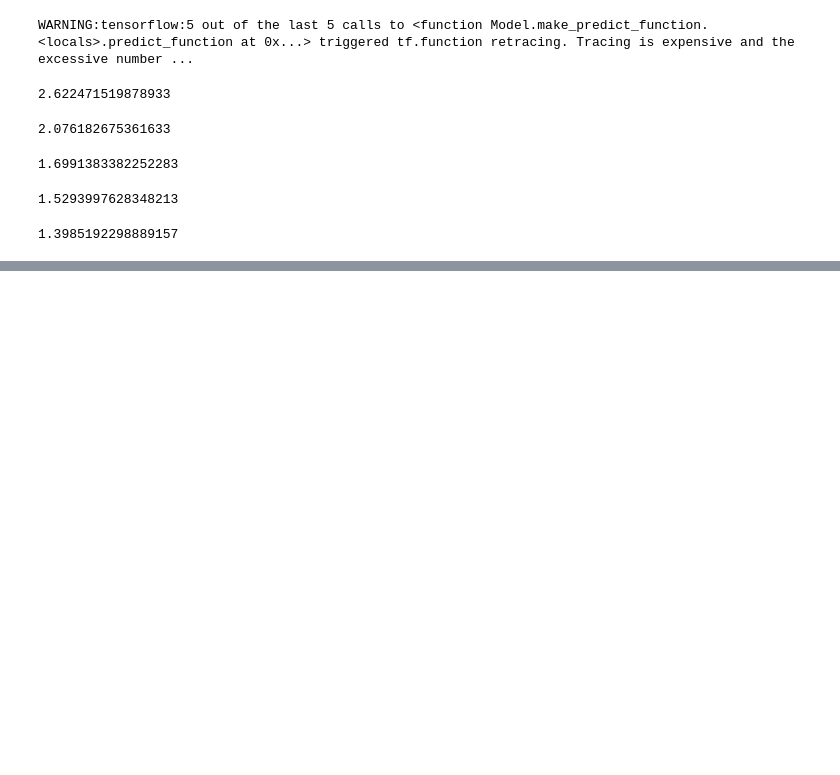
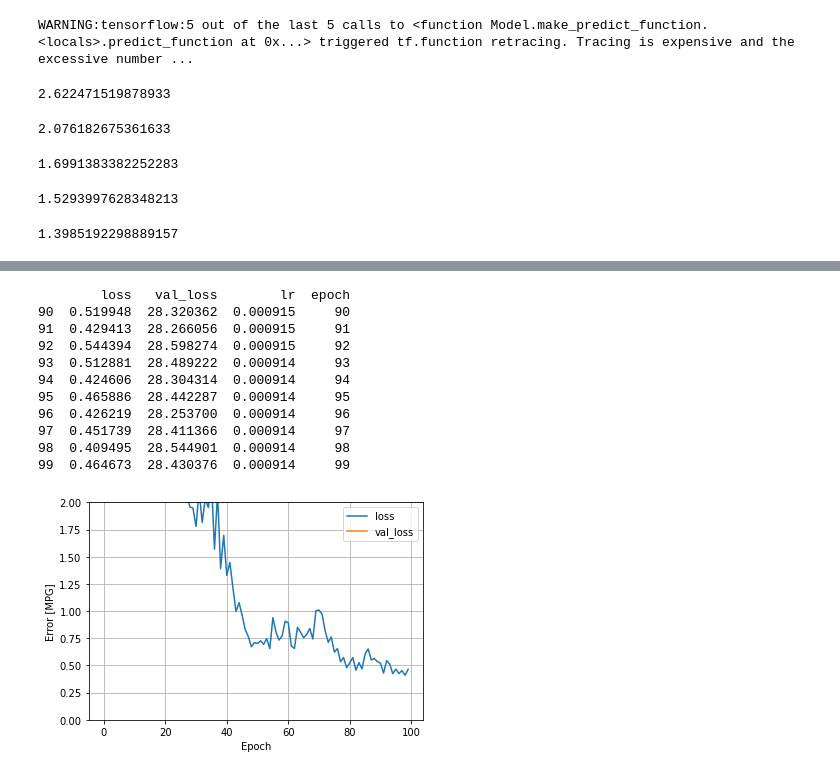
Before and after one commit to GusanwaAkbar/Traveloka-Hotel-Ranking, a Jupyter notebook: Machine-Learning/Capstone_Test_v2_(XGB,_LGBM,_CB).ipynb, the cells around one changed output, grey strips where cells are left out. Saved outputs shown, nothing was run; the diff lists cells and outputs as text; code cells hidden in the pictures; blank space fills up the shorter version.

```diff
--- a/Machine-Learning/Capstone_Test_v2_(XGB,_LGBM,_CB).ipynb
+++ b/Machine-Learning/Capstone_Test_v2_(XGB,_LGBM,_CB).ipynb
@@ -393,7 +393,7 @@ df3 = df
 # %% [markdown]
 ## Data Preparation
 # %%
-train_dataset = df.loc[:60]
+train_dataset = df.loc[:70]
 test_dataset = df.drop(train_dataset.index)
 
 train_features = train_dataset.copy()
@@ -445,7 +445,7 @@ schedul = -0.0001
 
 lr = 0.001
 # %%
-def mikro_model(norm = normalizer):
+def mikro_model(norm):
 
     model = keras.Sequential([
       norm,
@@ -460,7 +460,7 @@ def mikro_model(norm = normalizer):
 
 
 
-def small_model(norm = normalizer):
+def small_model(norm):
 
     model = keras.Sequential([
       norm,
@@ -474,7 +474,7 @@ def small_model(norm = normalizer):
     return model
 
 
-def medium_model(norm = normalizer):
+def medium_model(norm):
 
     model = keras.Sequential([
       norm,
@@ -488,7 +488,7 @@ def medium_model(norm = normalizer):
     return model
 
 
-def large_model(norm = normalizer):
+def large_model(norm):
 
     model = keras.Sequential([
       norm,
@@ -503,7 +503,7 @@ def large_model(norm = normalizer):
 
     return model
 
-def scale_model(norm = normalizer):
+def scale_model(norm):
 
     model = keras.Sequential([
       norm,
@@ -673,0 +766,4 @@ print(medium.predict(train_features))
+# %%
+normalizer2 = tf.keras.layers.Normalization(axis=-1)
+normalizer2.adapt(np.array(train_features))
+print(normalizer.mean.numpy())
@@ -673,0 +780,15 @@ print(medium.predict(train_features))
+# %%
+large = DNN_Pipeline(large_model(normalizer2))
+# %% [output]
+        loss   val_loss        lr  epoch
+90  0.519948  28.320362  0.000915     90
+91  0.429413  28.266056  0.000915     91
+92  0.544394  28.598274  0.000915     92
+93  0.512881  28.489222  0.000914     93
+94  0.424606  28.304314  0.000914     94
+95  0.465886  28.442287  0.000914     95
+96  0.426219  28.253700  0.000914     96
+97  0.451739  28.411366  0.000914     97
+98  0.409495  28.544901  0.000914     98
+99  0.464673  28.430376  0.000914     99
+[figure, added]
```
Also changed, not shown: parts of 20 cells of this notebook.
